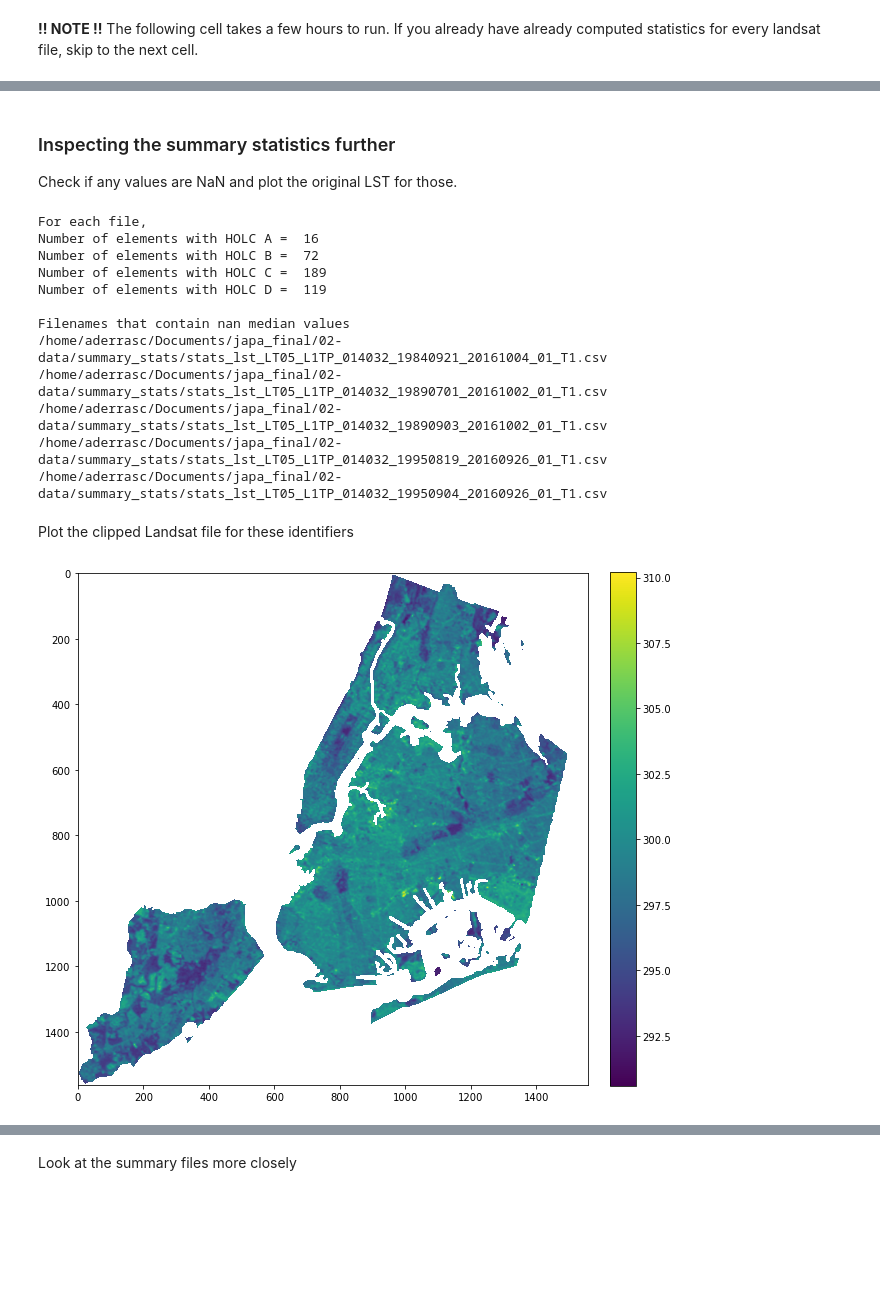
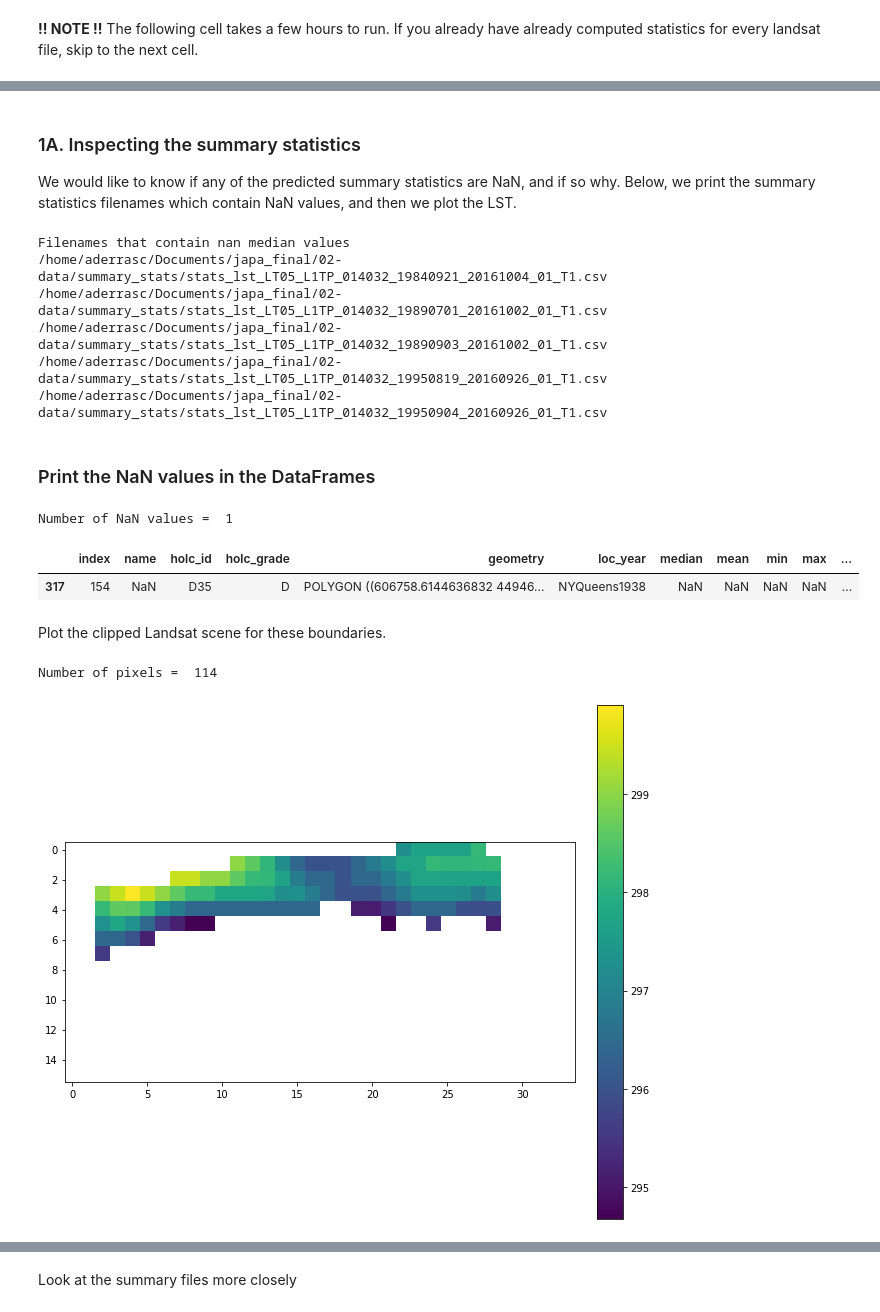
Before and after one commit to aderras/nyc-lst-ndvi, a Jupyter notebook: 00-notebooks/4_compute_summary_stats.ipynb, the cells around one changed output, grey strips where cells are left out. Saved outputs shown, nothing was run; the diff lists cells and outputs as text; code cells hidden in the pictures; blank space fills up the shorter version.

```diff
--- a/00-notebooks/4_compute_summary_stats.ipynb
+++ b/00-notebooks/4_compute_summary_stats.ipynb
@@ -191,21 +179,13 @@ Saving  /home/aderrasc/Documents/japa_final/02-data/summary_stats/stats_ndvi_LC0
 # %% [markdown]
-### Inspecting the summary statistics further
+### 1A. Inspecting the summary statistics
 
-Check if any values are NaN and plot the original LST for those.
+We would like to know if any of the predicted summary statistics are NaN, and if so why. Below, we print the summary statistics filenames which contain NaN values, and then we plot the LST.
 # %%
 # Get all the summary stats and split into NDVI and LST
 summary_names=[]
 helpers.get_filenames(DIR_STATS, summary_names)
 lst_summary_names = [x for x in summary_names if "lst" in x]
 ndvi_summary_names = [x for x in summary_names if "ndvi" in x]
-
-
-df_stats = pd.read_csv(lst_summary_names[0])
-print("For each file,")
-print("Number of elements with HOLC A = ", len(df_stats[df_stats["holc_grade"]=="A"]))
-print("Number of elements with HOLC B = ", len(df_stats[df_stats["holc_grade"]=="B"]))
-print("Number of elements with HOLC C = ", len(df_stats[df_stats["holc_grade"]=="C"]))
-print("Number of elements with HOLC D = ", len(df_stats[df_stats["holc_grade"]=="D"]))
 
 print("\nFilenames that contain nan median values")
 fnames_nan = []
@@ -215,43 +195,54 @@ for fname in lst_summary_names:
         print(fname)
         fnames_nan.append(fname)
 # %% [output]
-For each file,
-Number of elements with HOLC A =  16
-Number of elements with HOLC B =  72
-Number of elements with HOLC C =  189
-Number of elements with HOLC D =  119
-
 Filenames that contain nan median values
 /home/aderrasc/Documents/japa_final/02-data/summary_stats/stats_lst_LT05_L1TP_014032_19840921_20161004_01_T1.csv
 /home/aderrasc/Documents/japa_final/02-data/summary_stats/stats_lst_LT05_L1TP_014032_19890701_20161002_01_T1.csv
 /home/aderrasc/Documents/japa_final/02-data/summary_stats/stats_lst_LT05_L1TP_014032_19890903_20161002_01_T1.csv
 /home/aderrasc/Documents/japa_final/02-data/summary_stats/stats_lst_LT05_L1TP_014032_19950819_20160926_01_T1.csv
 /home/aderrasc/Documents/japa_final/02-data/summary_stats/stats_lst_LT05_L1TP_014032_19950904_20160926_01_T1.csv
+# %% [markdown]
+### Print the NaN values in the DataFrames
+# %%
+fname_select = 1 # OPTIONS: Integer between 0 and 4
+
+####################################################
+df_stats = pd.read_csv(fnames_nan[fname_select])
+df_nans = df_stats[pd.isna(df_stats["median"])]
+print("Number of NaN values = ", len(df_nans))
+df_nans
+# %% [output]
+Number of NaN values =  1
+|  | index | name | holc_id | holc_grade | geometry | loc_year | median | mean | min | max | ... |
+| 317 | 154 | NaN | D35 | D | POLYGON ((606758.6144636832 44946... | NYQueens1938 | NaN | NaN | NaN | NaN | ... |
 # %% [markdown]
-Plot the clipped Landsat file for these identifiers
+Plot the clipped Landsat scene for these boundaries.
-# %%
-"""
-Get the filenames of clipped LST data for the dates which have nan values
-"""
-dates_nan = [x.split("_")[7] for x in fnames_nan]
-clipped_landsat_filenames = []
-helpers.get_filenames(DIR_LST_CLIPPED_NYC, clipped_landsat_filenames)
-fnames_nan = []
-for fname in clipped_landsat_filenames:
-    for date in dates_nan:
-        if date in fname:
-            fnames_nan.append(fname)
 # %%
 """
-Select one of the dates to plot
+Select one of the boundaries to clip to and plot
 """
-select = 4 # OPTIONS: Integer between 0 and 4
+select = 0 # OPTIONS: Integer between 0 and number of nan values-1
 
 ################################################################################
-object_to_plot = rxr.open_rasterio(fnames_nan[select], masked=True).squeeze()
-fig = plt.figure(figsize=(10, 10))
-im = plt.imshow(object_to_plot)#, cmap="RdYlBu")#,vmin=-1,vmax=1)
+# Create the LST filename based on the summary statistics filename
+landsat_id = fnames_nan[fname_select].split("lst_")[1][:-4]
+landsat_id = lst_summary_names[fname_select].split("lst_")[1][:-4]
+fname_lst = DIR_LST_CLIPPED_NYC + "/lst_"+landsat_id+".tif"
+
+# Get the HOLC ID of the boundaries which predict nan, then get the
+# geometry object form the df_holc dataframe.
+clipping_holc_id = df_nans.iloc[select]["holc_id"]
+clipping_boundary = df_holc[df_holc["holc_id"]==clipping_holc_id]["geometry"]
+clipped_lst = helpers.open_and_clip(fname_lst, clipping_boundary)
+clipped_masked = clipped_lst.where(clipped_lst != -0.0)
+clipped_masked = clipped_masked.where(clipped_masked != -9999.0)
+
+print("Number of pixels = ", np.count_nonzero(~np.isnan(clipped_masked)))
+
+fig, ax = plt.subplots(figsize = (10,10))
+im = plt.imshow(clipped_masked)#, cmap="RdYlBu")#,vmin=-1,vmax=1)
 plt.colorbar(im, fraction=0.046, pad=0.04)
 plt.show()
 # %% [output]
+Number of pixels =  114
-[figure, old version]
+[figure, new version]
```
Also changed, not shown: parts of 22 cells of this notebook.
